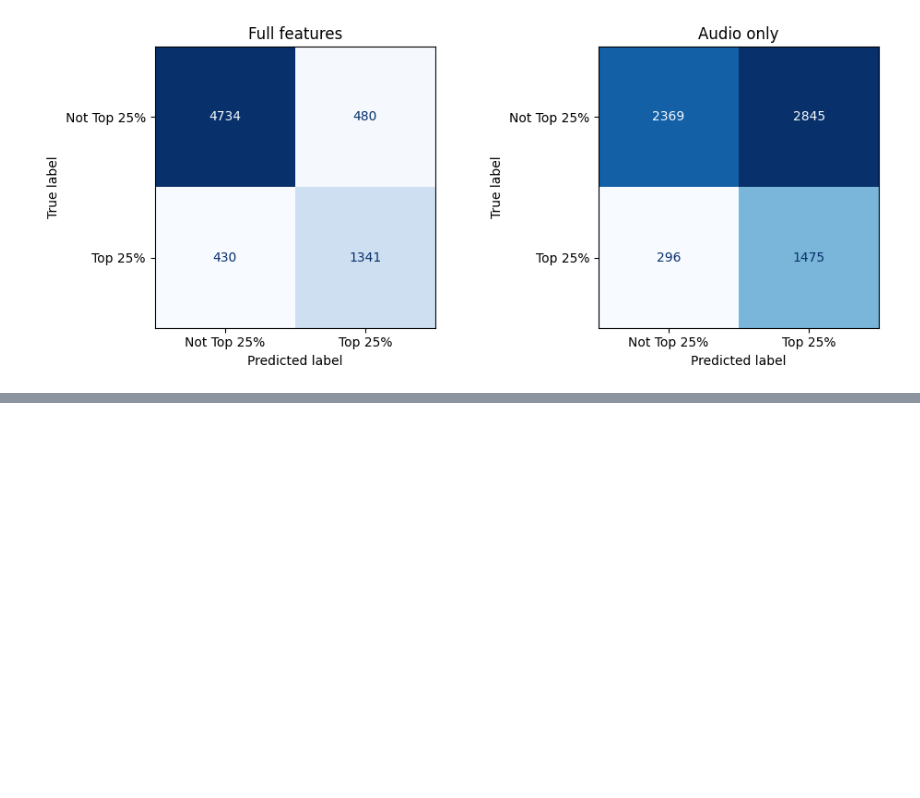
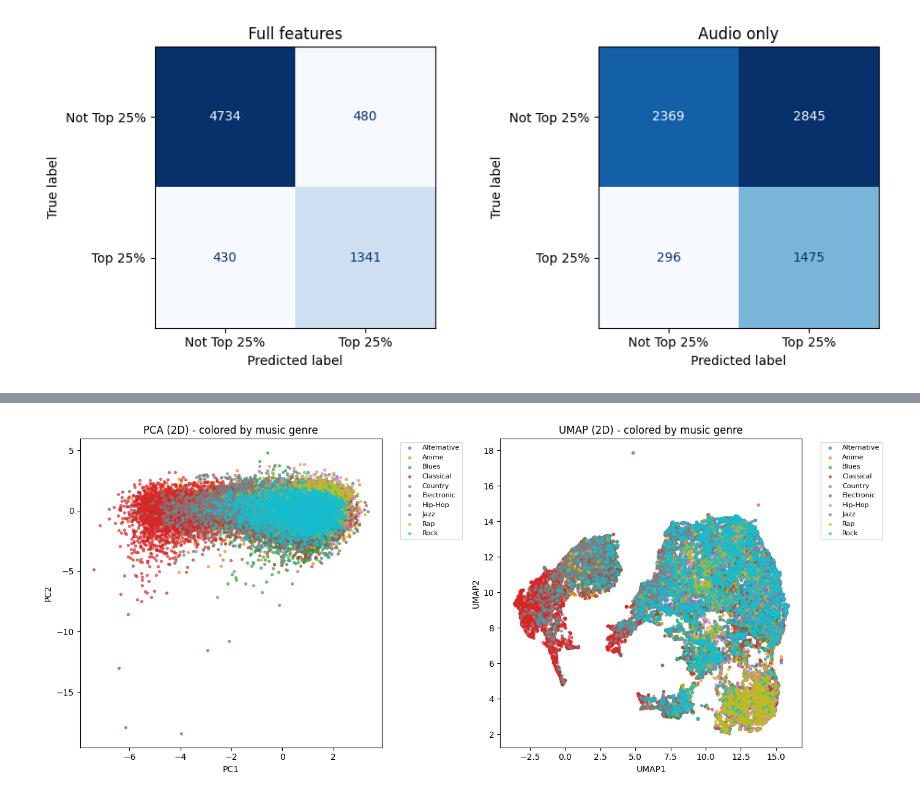
Before and after one commit to ssungan/music_ml, a Jupyter notebook: zed/popularity.ipynb, the cells around one changed output, grey strips where cells are left out. Cells and saved outputs as stored; diff of their text form; code cells hidden in the pictures; blank space fills up the shorter version.

```diff
--- a/zed/popularity.ipynb
+++ b/zed/popularity.ipynb
@@ -479,0 +557,25 @@ plt.show()
+# %%
+fig, axes = plt.subplots(1, 2, figsize=(14, 6))
+
+# PCA colored by genre
+for genre in genre_order:
+    mask = y == genre
+    axes[0].scatter(pca_2d[mask, 0], pca_2d[mask, 1], label=genre, s=8, alpha=0.6)
+axes[0].set_title('PCA (2D) - colored by music genre')
+axes[0].set_xlabel('PC1')
+axes[0].set_ylabel('PC2')
+axes[0].legend(bbox_to_anchor=(1.05, 1), loc='upper left', fontsize=8)
+
+# UMAP colored by genre
+for genre in genre_order:
+    mask = y == genre
+    axes[1].scatter(X_umap[mask, 0], X_umap[mask, 1], label=genre, s=8, alpha=0.6)
+axes[1].set_title('UMAP (2D) - colored by music genre')
+axes[1].set_xlabel('UMAP1')
+axes[1].set_ylabel('UMAP2')
+axes[1].legend(bbox_to_anchor=(1.05, 1), loc='upper left', fontsize=8)
+
+plt.tight_layout()
+plt.show()
+# %% [output]
+[figure, added]
```
Also changed, not shown: parts of 8 cells of this notebook, 1 other file.
